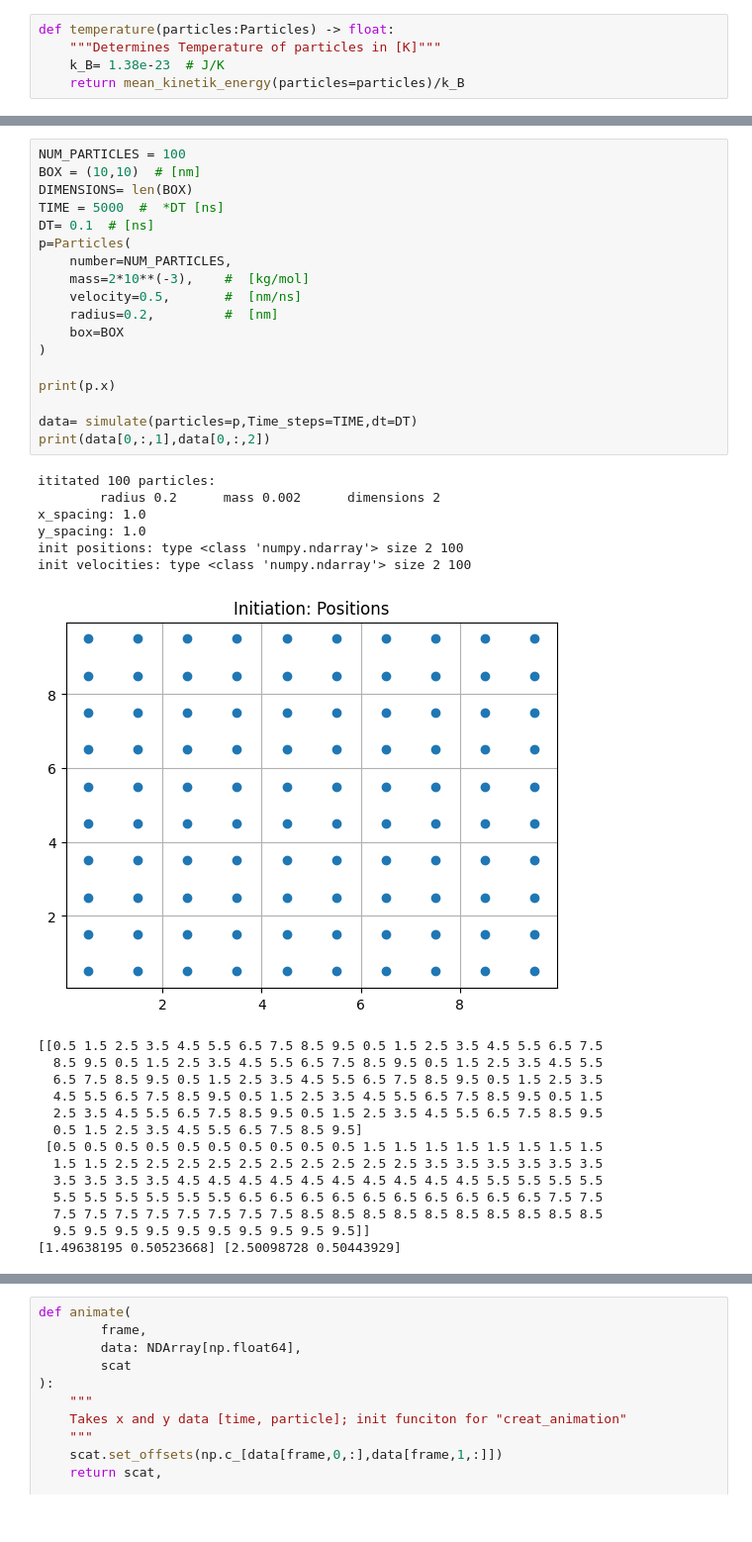
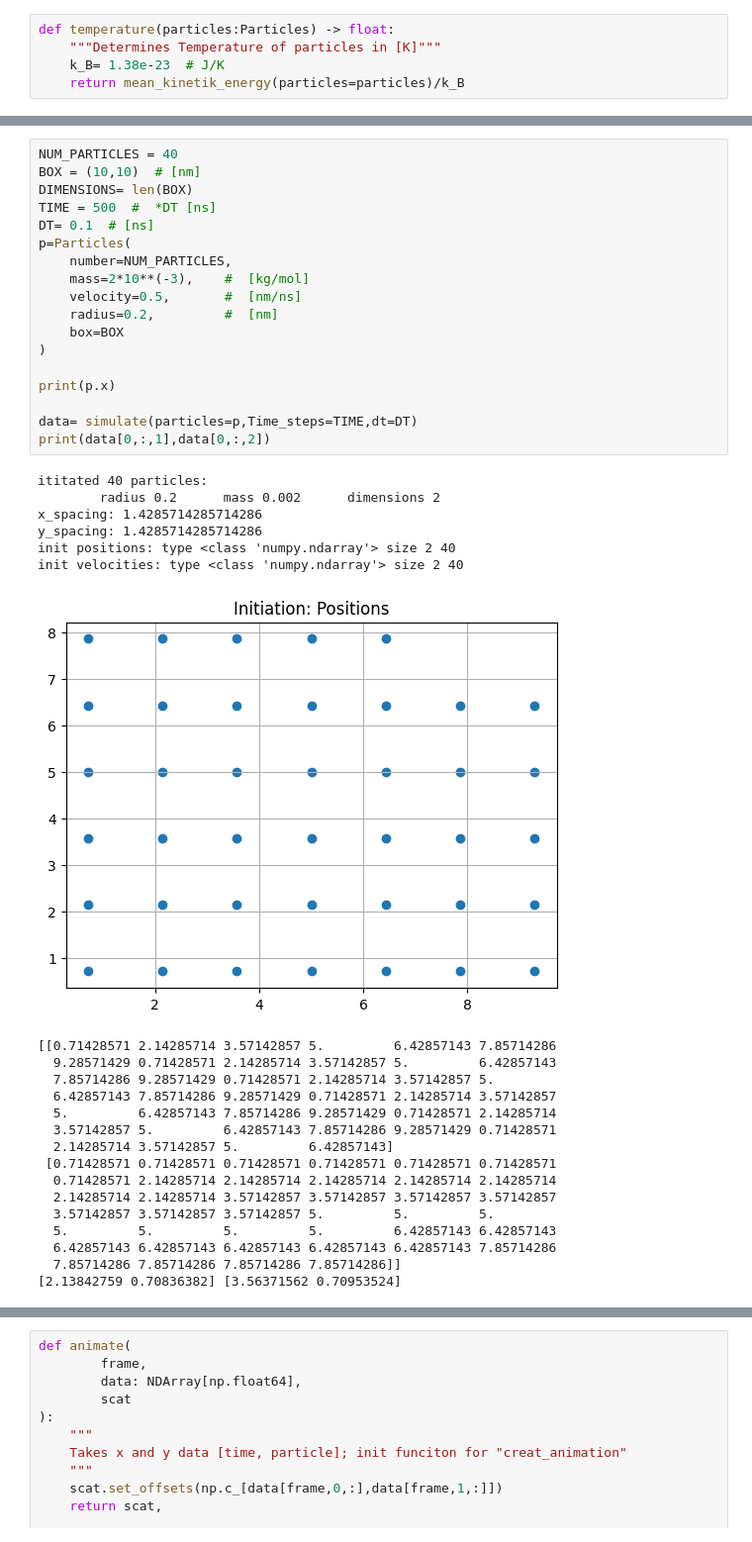
Before and after one commit to DominicNieder/Complex-Classical-Systems, a Jupyter notebook: Sheet06/sheet06-handin.ipynb, the cells around one changed output, grey strips where cells are left out. Shown: that part at 99% size. Saved outputs shown, nothing was run; the diff lists cells and outputs as text.

```diff
--- a/Sheet06/sheet06-handin.ipynb
+++ b/Sheet06/sheet06-handin.ipynb
@@ -285,42 +284,44 @@ def partition_function(particles:Particles) -> NDArray:
 # %%
-NUM_PARTICLES = 100
+NUM_PARTICLES = 40
 BOX = (10,10)  # [nm]
 DIMENSIONS= len(BOX)
-TIME = 5000  #  *DT [ns]
+TIME = 500  #  *DT [ns]
 DT= 0.1  # [ns]
 p=Particles(
     number=NUM_PARTICLES,
     mass=2*10**(-3),    #  [kg/mol]
     velocity=0.5,       #  [nm/ns]
     radius=0.2,         #  [nm]
     box=BOX
 )
 
 print(p.x)
 
 data= simulate(particles=p,Time_steps=TIME,dt=DT)
 print(data[0,:,1],data[0,:,2])
 # %% [output]
-ititated 100 particles:
+ititated 40 particles:
         radius 0.2      mass 0.002      dimensions 2
-x_spacing: 1.0
-y_spacing: 1.0
-init positions: type <class 'numpy.ndarray'> size 2 100
-init velocities: type <class 'numpy.ndarray'> size 2 100
+x_spacing: 1.4285714285714286
+y_spacing: 1.4285714285714286
+init positions: type <class 'numpy.ndarray'> size 2 40
+init velocities: type <class 'numpy.ndarray'> size 2 40
-[figure, old version]
+[figure, new version]
-[[0.5 1.5 2.5 3.5 4.5 5.5 6.5 7.5 8.5 9.5 0.5 1.5 2.5 3.5 4.5 5.5 6.5 7.5
-  8.5 9.5 0.5 1.5 2.5 3.5 4.5 5.5 6.5 7.5 8.5 9.5 0.5 1.5 2.5 3.5 4.5 5.5
-  6.5 7.5 8.5 9.5 0.5 1.5 2.5 3.5 4.5 5.5 6.5 7.5 8.5 9.5 0.5 1.5 2.5 3.5
-  4.5 5.5 6.5 7.5 8.5 9.5 0.5 1.5 2.5 3.5 4.5 5.5 6.5 7.5 8.5 9.5 0.5 1.5
-  2.5 3.5 4.5 5.5 6.5 7.5 8.5 9.5 0.5 1.5 2.5 3.5 4.5 5.5 6.5 7.5 8.5 9.5
-  0.5 1.5 2.5 3.5 4.5 5.5 6.5 7.5 8.5 9.5]
- [0.5 0.5 0.5 0.5 0.5 0.5 0.5 0.5 0.5 0.5 1.5 1.5 1.5 1.5 1.5 1.5 1.5 1.5
-  1.5 1.5 2.5 2.5 2.5 2.5 2.5 2.5 2.5 2.5 2.5 2.5 3.5 3.5 3.5 3.5 3.5 3.5
-  3.5 3.5 3.5 3.5 4.5 4.5 4.5 4.5 4.5 4.5 4.5 4.5 4.5 4.5 5.5 5.5 5.5 5.5
-  5.5 5.5 5.5 5.5 5.5 5.5 6.5 6.5 6.5 6.5 6.5 6.5 6.5 6.5 6.5 6.5 7.5 7.5
-  7.5 7.5 7.5 7.5 7.5 7.5 7.5 7.5 8.5 8.5 8.5 8.5 8.5 8.5 8.5 8.5 8.5 8.5
-  9.5 9.5 9.5 9.5 9.5 9.5 9.5 9.5 9.5 9.5]]
-[1.49638195 0.50523668] [2.50098728 0.50443929]
+[[0.71428571 2.14285714 3.57142857 5.         6.42857143 7.85714286
+  9.28571429 0.71428571 2.14285714 3.57142857 5.         6.42857143
+  7.85714286 9.28571429 0.71428571 2.14285714 3.57142857 5.
+  6.42857143 7.85714286 9.28571429 0.71428571 2.14285714 3.57142857
+  5.         6.42857143 7.85714286 9.28571429 0.71428571 2.14285714
+  3.57142857 5.         6.42857143 7.85714286 9.28571429 0.71428571
+  2.14285714 3.57142857 5.         6.42857143]
+ [0.71428571 0.71428571 0.71428571 0.71428571 0.71428571 0.71428571
+  0.71428571 2.14285714 2.14285714 2.14285714 2.14285714 2.14285714
+  2.14285714 2.14285714 3.57142857 3.57142857 3.57142857 3.57142857
+  3.57142857 3.57142857 3.57142857 5.         5.         5.
+  5.         5.         5.         5.         6.42857143 6.42857143
+  6.42857143 6.42857143 6.42857143 6.42857143 6.42857143 7.85714286
+  7.85714286 7.85714286 7.85714286 7.85714286]]
+[2.13842759 0.70836382] [3.56371562 0.70953524]
 # %%
 hist, r= rdf(particles=p, data=data, n_bins=100)
 print(len(hist),len(r))
```
Also changed, not shown: parts of 6 cells of this notebook, 1 other file.
